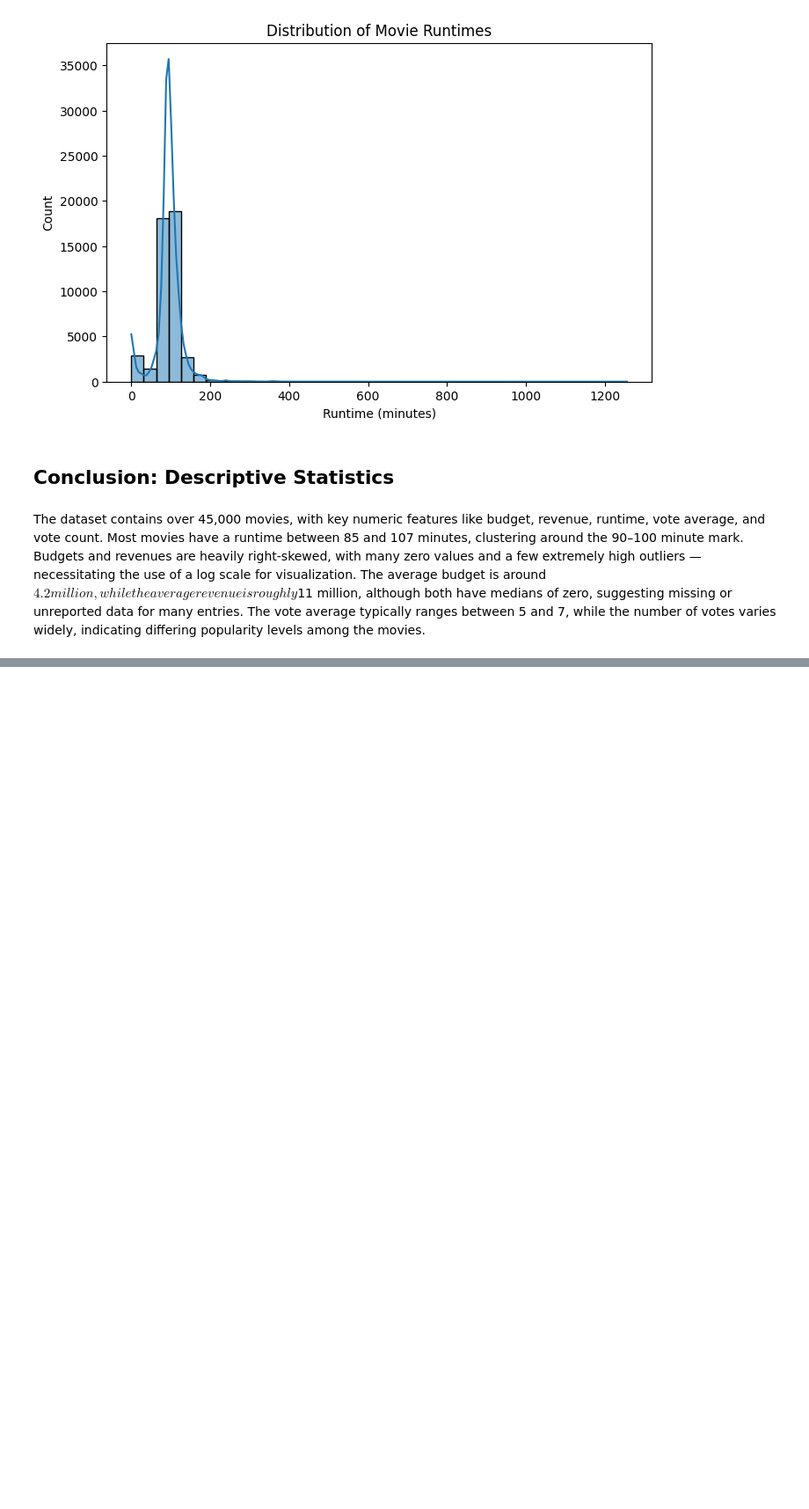
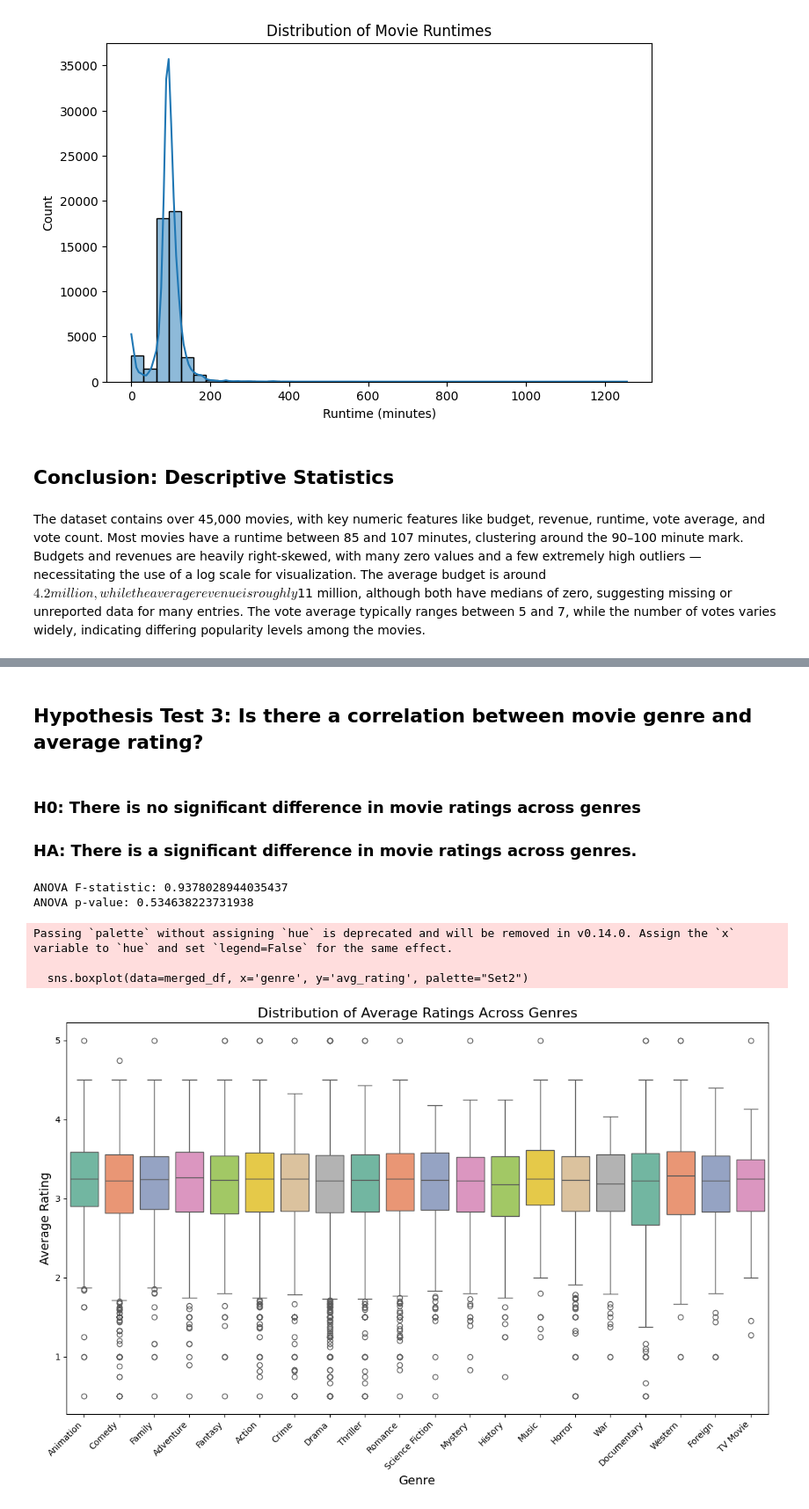
Before and after one commit to saharshmaloo/MovieAnalysis320, a Jupyter notebook: movies_data.ipynb, the cells around one changed output, grey strips where cells are left out. Shown: that part at 88% size. Drawn from its saved outputs; the diff is of its cells as text; code cells hidden in the pictures; blank space fills up the shorter version.

Commit message:
added hypothesis test 3 (ANOVA test)

```diff
--- a/movies_data.ipynb
+++ b/movies_data.ipynb
@@ -258,0 +354,42 @@ The dataset contains over 45,000 movies, with key numeric features like budget,
+# %% [markdown]
+## Hypothesis Test 3: Is there a correlation between movie genre and average rating?
+# %% [markdown]
+### H0: There is no significant difference in movie ratings across genres
+### HA: There is a significant difference in movie ratings across genres.
+# %%
+import scipy.stats as stats
+import matplotlib.pyplot as plt
+import seaborn as sns
+
+# merge the movie_genre_df with the avgrating_df on Movie_ID
+merged_df = pd.merge(movie_genre_df, avgrating_df, on='id', how='inner')
+# merged_df
+
+# group by 'Genre' and aggregate ratings into separate lists for each genre
+ratings_by_genre = [merged_df[merged_df['genre'] == genre]['avg_rating'] for genre in merged_df['genre'].unique()]
+# ratings_by_genre
+
+# calculate the ANOVA F-statistic and p-value
+f_stat, p_value = stats.f_oneway(*ratings_by_genre)
+
+print(f"ANOVA F-statistic: {f_stat}")
+print(f"ANOVA p-value: {p_value}")
+
+# create the boxplot
+plt.figure(figsize=(12, 8))
+sns.boxplot(data=merged_df, x='genre', y='avg_rating', palette="Set2")
+
+plt.title('Distribution of Average Ratings Across Genres', fontsize=16)
+plt.xlabel('Genre', fontsize=14)
+plt.ylabel('Average Rating', fontsize=14)
+plt.xticks(rotation=45, ha='right')
+
+plt.tight_layout()
+plt.show()
+# %% [output]
+ANOVA F-statistic: 0.9378028944035437
+ANOVA p-value: 0.534638223731938
+Passing `palette` without assigning `hue` is deprecated and will be removed in v0.14.0. Assign the `x` variable to `hue` and set `legend=False` for the same effect.
+
+  sns.boxplot(data=merged_df, x='genre', y='avg_rating', palette="Set2")
+[figure, added]
```
Also changed, not shown: parts of 6 cells of this notebook.
